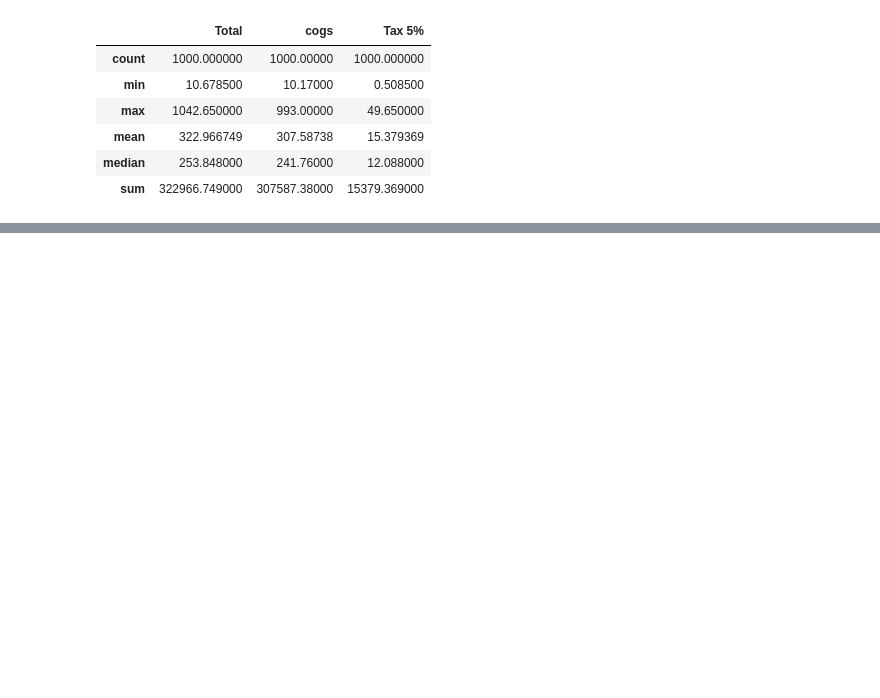
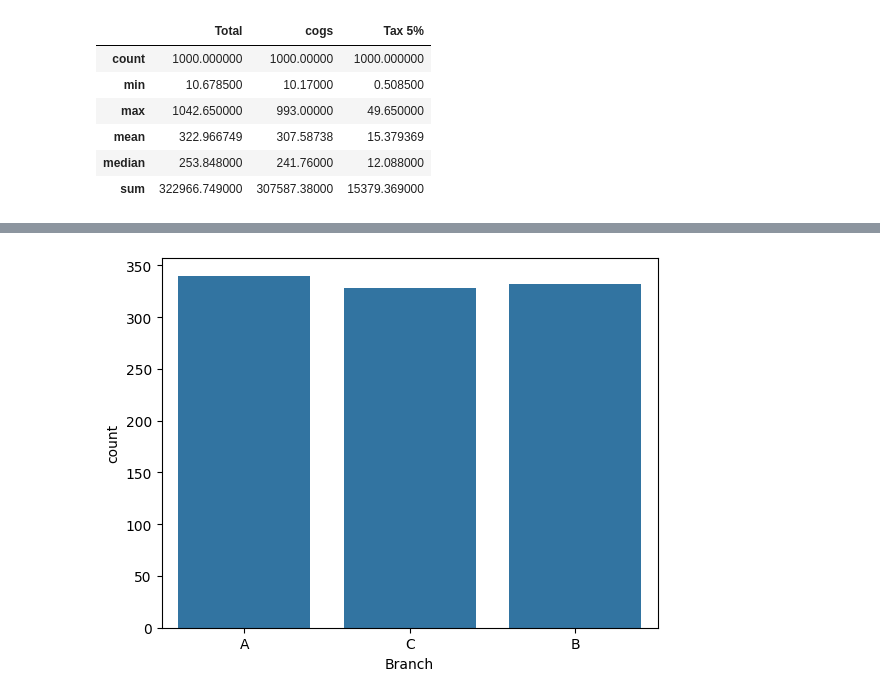
Before and after one commit to Yaminidhimann/PYTHON, a Jupyter notebook: aimll_1.ipynb, the cells around one changed output, grey strips where cells are left out. Saved outputs shown, nothing was run; the diff lists cells and outputs as text; code cells hidden in the pictures; blank space fills up the shorter version.

```diff
--- a/aimll_1.ipynb
+++ b/aimll_1.ipynb
@@ -268,0 +414,6 @@ df[['Total','cogs','Tax 5%']].agg(['count','min','max','mean','median','sum'])
+# %%
+#Bar charts : Visualize the distribution of categorial values
+sns.countplot(x='Branch',data=df)
+plt.show()
+# %% [output]
+[figure, added]
```
Also changed, not shown: parts of 17 cells of this notebook.
